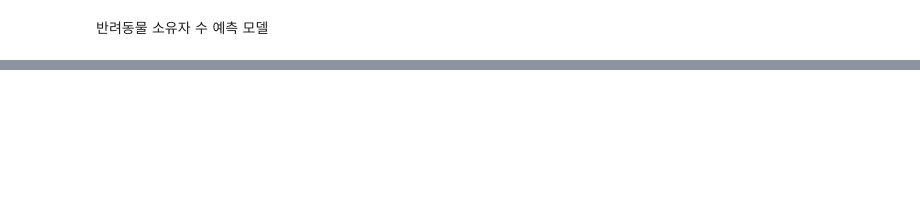
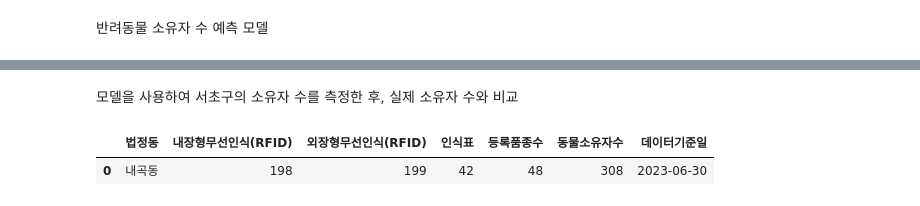
Before and after one commit to Kkimjiwoo/-Team_Project-, a Jupyter notebook: 결측치 처리/회귀분석_소유자수_추정.ipynb, the cells around one changed output, grey strips where cells are left out. Cells and saved outputs as stored; diff of their text form; code cells hidden in the pictures; blank space fills up the shorter version.

```diff
--- a/결측치 처리/회귀분석_소유자수_추정.ipynb
+++ b/결측치 처리/회귀분석_소유자수_추정.ipynb
@@ -467,0 +464,10 @@ seocho_pet_owners
+# %% [markdown]
+모델을 사용하여 서초구의 소유자 수를 측정한 후,
+실제 소유자 수와 비교
+# %%
+Seocho_2023_raw = pd.read_csv("C:/Users/82108/Desktop/jw/프로젝트/반려동물등록현황전처리전/서울_반려동물_등록현황/서울특별시_서초구_동물등록 현황_20230630.csv",encoding='euc-kr')
+seocho = Seocho_2023_raw.copy()
+seocho.head(1)
+# %% [output]
+|  | 법정동 | 내장형무선인식(RFID) | 외장형무선인식(RFID) | 인식표 | 등록품종수 | 동물소유자수 | 데이터기준일 |
+| 0 | 내곡동 | 198 | 199 | 42 | 48 | 308 | 2023-06-30 |
```
Also changed, not shown: parts of 16 cells of this notebook.
